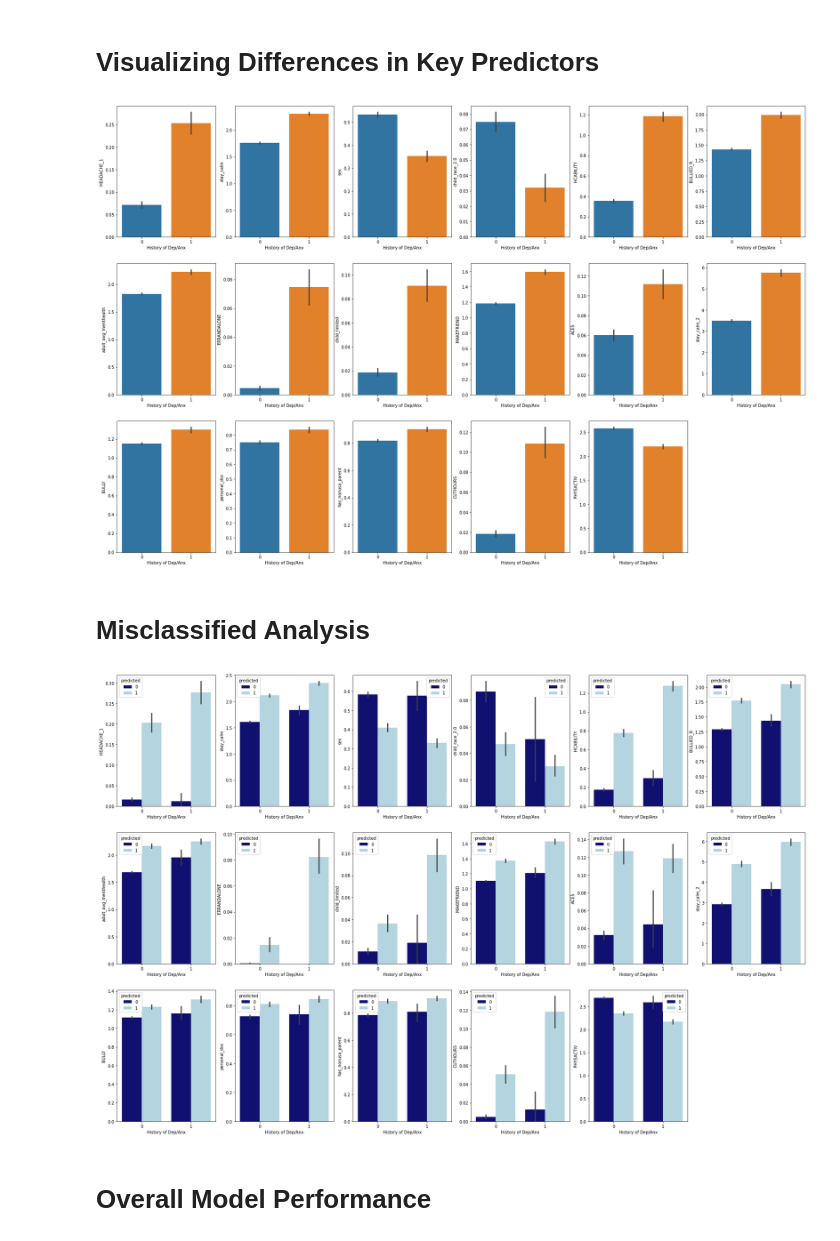
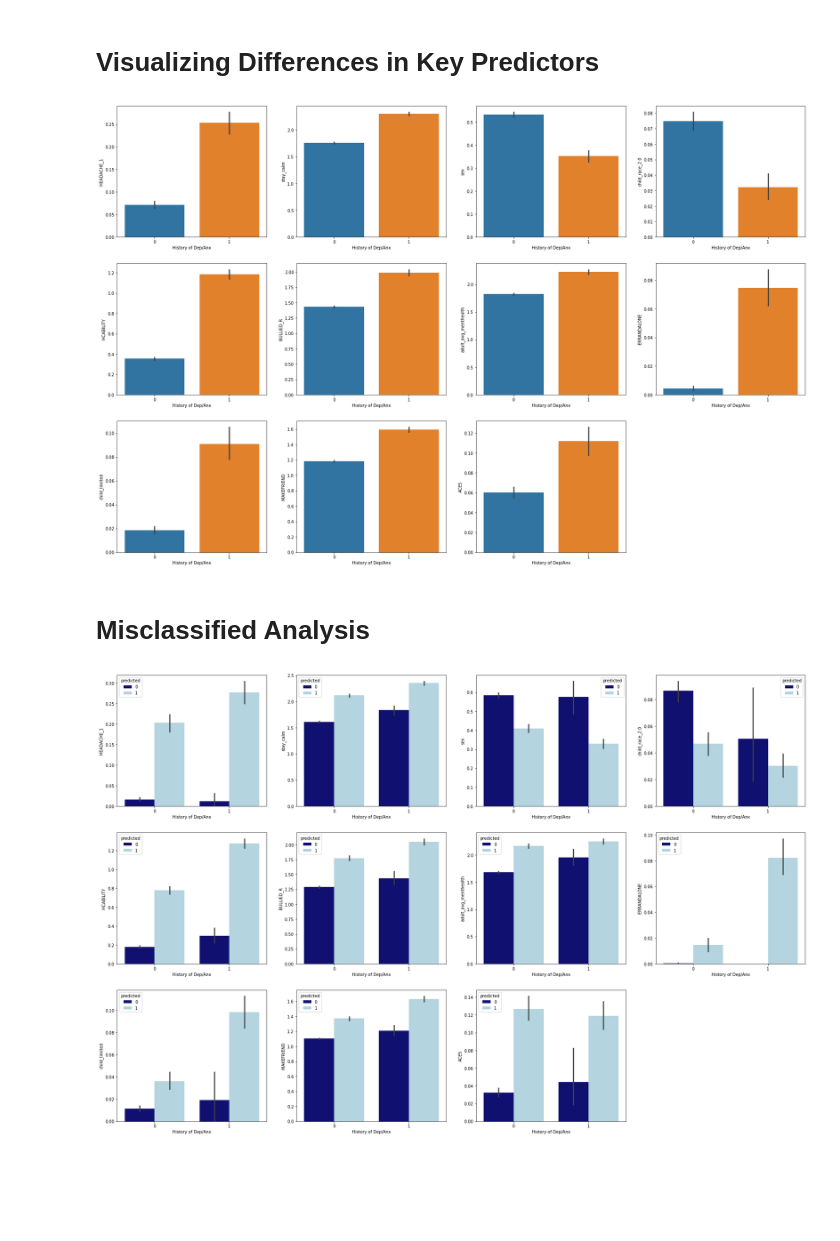
Before and after one commit to chloeburns19/chloeburns19, a Jupyter notebook: Depression_Anxiety_Classification/02-Modeling-and-Analysis.ipynb, the cells around one changed output. Drawn from its saved outputs; the diff is of its cells as text; code cells hidden in the pictures; blank space fills up the shorter version.

```diff
--- a/Depression_Anxiety_Classification/02-Modeling-and-Analysis.ipynb
+++ b/Depression_Anxiety_Classification/02-Modeling-and-Analysis.ipynb
@@ -168,16 +147,14 @@ plot_roc_curve(lr, X_test, y_test)
 def plot_diff(df, target, cols):
     plt.figure(figsize = (30, 20))
     for i, col in enumerate(cols):
-        a = df.loc[df[target] == 1, col]
-        b = df.loc[df[target] == 0, col]
-        plt.subplot(3, 6, i+1)
+        plt.subplot(3, 4, i+1)
         sns.barplot(data = df, x = target, y = col)
         plt.xlabel('History of Dep/Anx')
 # %%
-t_test_cols = list(pd.DataFrame(np.abs(lr.coef_[0]), columns = ['beta'], index = model_X.columns).sort_values(by = 'beta', ascending = False)[3:20].index)
+t_test_cols = list(pd.DataFrame(np.abs(lr.coef_[0]), columns = ['beta'], index = model_X.columns).sort_values(by = 'beta', ascending = False)[3:14].index)
 plot_diff(df, 'dep_anx_hist', t_test_cols)
 # %% [output]
-[figure, old version]
+[figure, new version]
 # %% [markdown]
 # Misclassified Analysis
 # %%
@@ -196,8 +171,6 @@ def plot_diff(df, target, cols, hue):
         sns.barplot(data = df, x = target, y = col, hue = hue, palette = ['navy', 'lightblue'])
         plt.xlabel('History of Dep/Anx')
 # %%
-plot_diff(analysis_X, 'actual', t_test_cols, 'predicted')
+plot_miss(analysis_X, 'actual', t_test_cols, 'predicted')
 # %% [output]
-[figure, old version]
+[figure, new version]
-# %% [markdown]
-# Overall Model Performance
```
Also changed, not shown: parts of 7 cells of this notebook, 3 other files.
